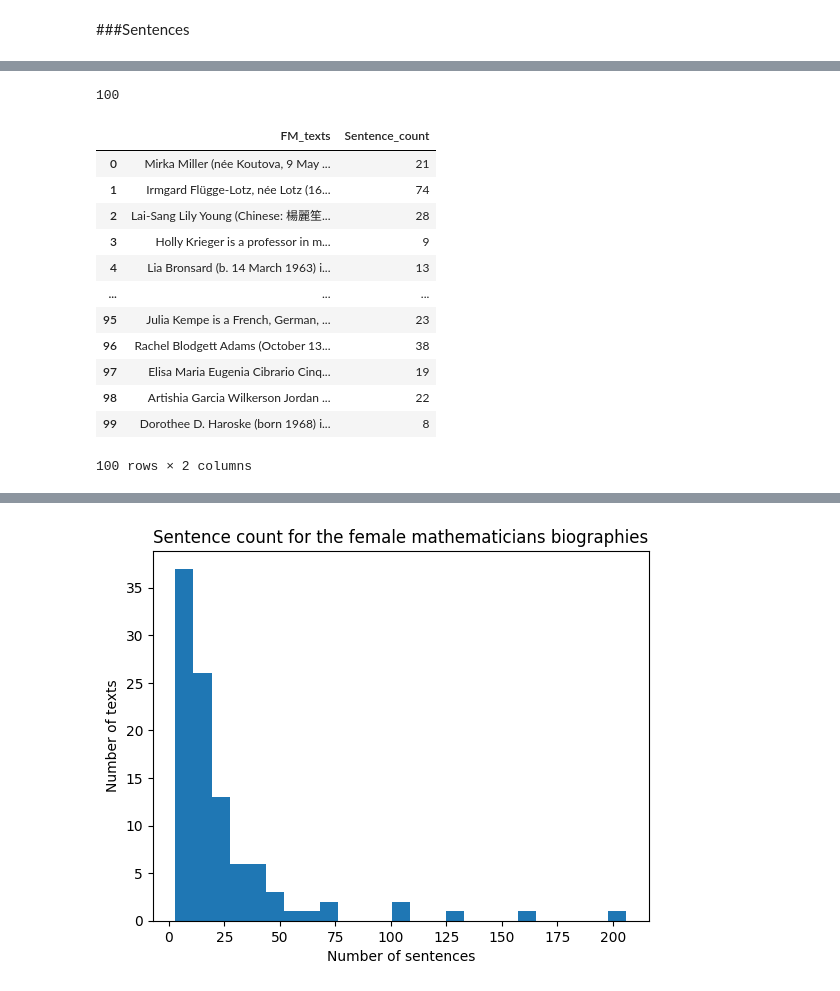
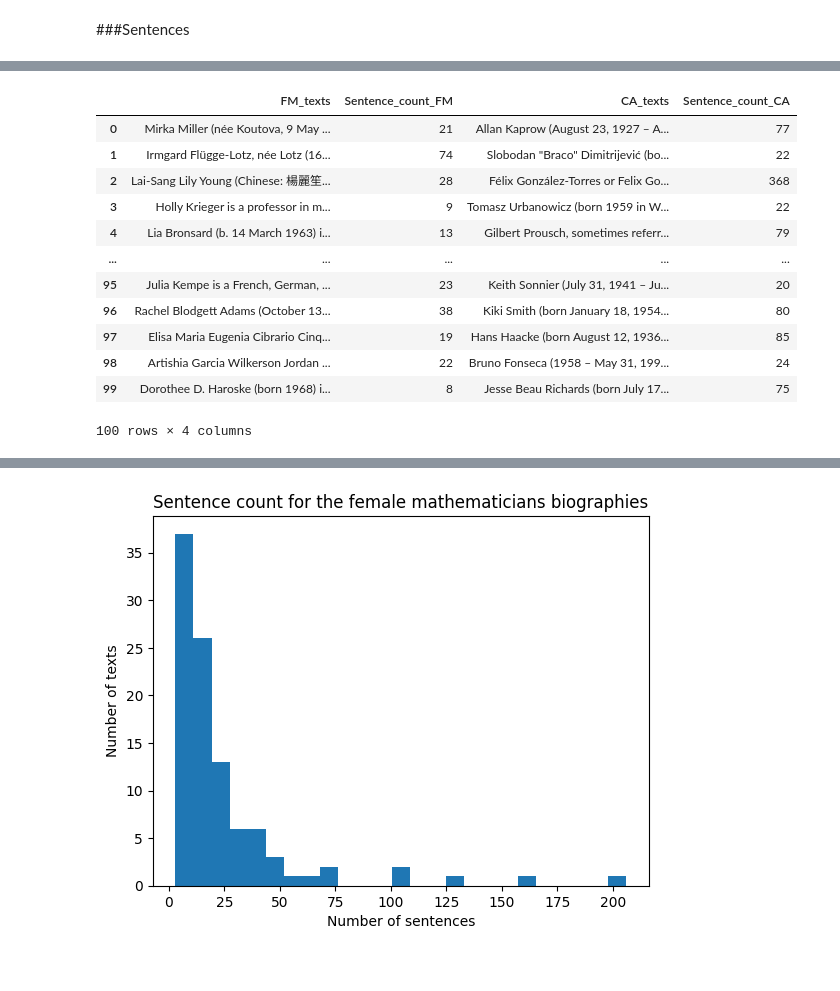
Before and after one commit to Elise-S/Datascience_Project, a Jupyter notebook: DSproject1_2.ipynb, the cells around one changed output, grey strips where cells are left out. Saved outputs shown, nothing was run; the diff lists cells and outputs as text; code cells hidden in the pictures.

```diff
--- a/DSproject1_2.ipynb
+++ b/DSproject1_2.ipynb
@@ -94,7 +106,0 @@ new_texts
-# %%
-formulas = re.compile(r'\{\\displaystyle.+\}')
-for i in range(len(new_texts)) :
-  to_remove = formulas.findall(new_texts[i])
-  for formula in to_remove :
-    new_texts[i] = new_texts[i].replace(formula, "")
-new_texts
@@ -119,7 +106,0 @@ new_texts
-# %%
-formulas = re.compile(r'\n {2}\n {4}\n.+?\n {4}\n {2}\n', re.DOTALL)
-for i in range(len(new_texts)) :
-  to_remove = formulas.findall(new_texts[i])
-  for formula in to_remove :
-    new_texts[i] = new_texts[i].replace(formula, "")
-new_texts
@@ -178,0 +164,4 @@ print(most_frequent(words))
+# %%
+#Just because one text was over the length limit originally set at 1000000
+nlp = spacy.load("en_core_web_sm")
+nlp.max_length = 1200000
@@ -190,13 +189,17 @@ plt.show()
 # %% [markdown]
 ###Sentences
 # %%
-sent_count = []
-for text in new_texts :
-  sp_sents = nlp(text)
-  count = 0
-  for sentence in sp_sents.sents :
-    count += 1
-  sent_count.append(count)
+#Counting the number of sentences per text
+
+sent_count = [[],[]]
+category = ["Female_mathematicians", "Contemporary_artists"]
+for i in range(len(category)) :
+  for text in preproc_texts[category[i]] :
+    sp_sents = nlp(text)
+    count = 0
+    for sentence in sp_sents.sents :
+      count += 1
+    sent_count[i].append(count)
 
 sent_count
 # %% [output]
@@ -220,24 +223,21 @@ sent_count
-# %%
-len(sent_count)
-# %% [output]
-100
 # %%
-sent_df = pd.DataFrame({"FM_texts" : new_texts, "Sentence_count" : sent_count})
+sent_df = pd.DataFrame({"FM_texts" : preproc_texts['Female_mathematicians'], "Sentence_count_FM" : sent_count[0],
+                        "CA_texts" : preproc_texts['Contemporary_artists'], "Sentence_count_CA" : sent_count[1]})
 sent_df
 # %% [output]
-|  | FM_texts | Sentence_count |
-| 0 | Mirka Miller (née Koutova, 9 May ... | 21 |
-| 1 | Irmgard Flügge-Lotz, née Lotz (16... | 74 |
-| 2 | Lai-Sang Lily Young (Chinese: 楊麗笙... | 28 |
-| 3 | Holly Krieger is a professor in m... | 9 |
-| 4 | Lia Bronsard (b. 14 March 1963) i... | 13 |
-| ... | ... | ... |
-| 95 | Julia Kempe is a French, German, ... | 23 |
-| 96 | Rachel Blodgett Adams (October 13... | 38 |
-| 97 | Elisa Maria Eugenia Cibrario Cinq... | 19 |
-| 98 | Artishia Garcia Wilkerson Jordan ... | 22 |
-| 99 | Dorothee D. Haroske (born 1968) i... | 8 |
+|  | FM_texts | Sentence_count_FM | CA_texts | Sentence_count_CA |
+| 0 | Mirka Miller (née Koutova, 9 May ... | 21 | Allan Kaprow (August 23, 1927 – A... | 77 |
+| 1 | Irmgard Flügge-Lotz, née Lotz (16... | 74 | Slobodan "Braco" Dimitrijević (bo... | 22 |
+| 2 | Lai-Sang Lily Young (Chinese: 楊麗笙... | 28 | Félix González-Torres or Felix Go... | 368 |
+| 3 | Holly Krieger is a professor in m... | 9 | Tomasz Urbanowicz (born 1959 in W... | 22 |
+| 4 | Lia Bronsard (b. 14 March 1963) i... | 13 | Gilbert Prousch, sometimes referr... | 79 |
+| ... | ... | ... | ... | ... |
+| 95 | Julia Kempe is a French, German, ... | 23 | Keith Sonnier (July 31, 1941 – Ju... | 20 |
+| 96 | Rachel Blodgett Adams (October 13... | 38 | Kiki Smith (born January 18, 1954... | 80 |
+| 97 | Elisa Maria Eugenia Cibrario Cinq... | 19 | Hans Haacke (born August 12, 1936... | 85 |
+| 98 | Artishia Garcia Wilkerson Jordan ... | 22 | Bruno Fonseca (1958 – May 31, 199... | 24 |
+| 99 | Dorothee D. Haroske (born 1968) i... | 8 | Jesse Beau Richards (born July 17... | 75 |
-100 rows × 2 columns
+100 rows × 4 columns
 # %%
 print("""Female mathematicians:
 Sentences min: %s,
```
Also changed, not shown: parts of 41 cells of this notebook, 1 other file.
